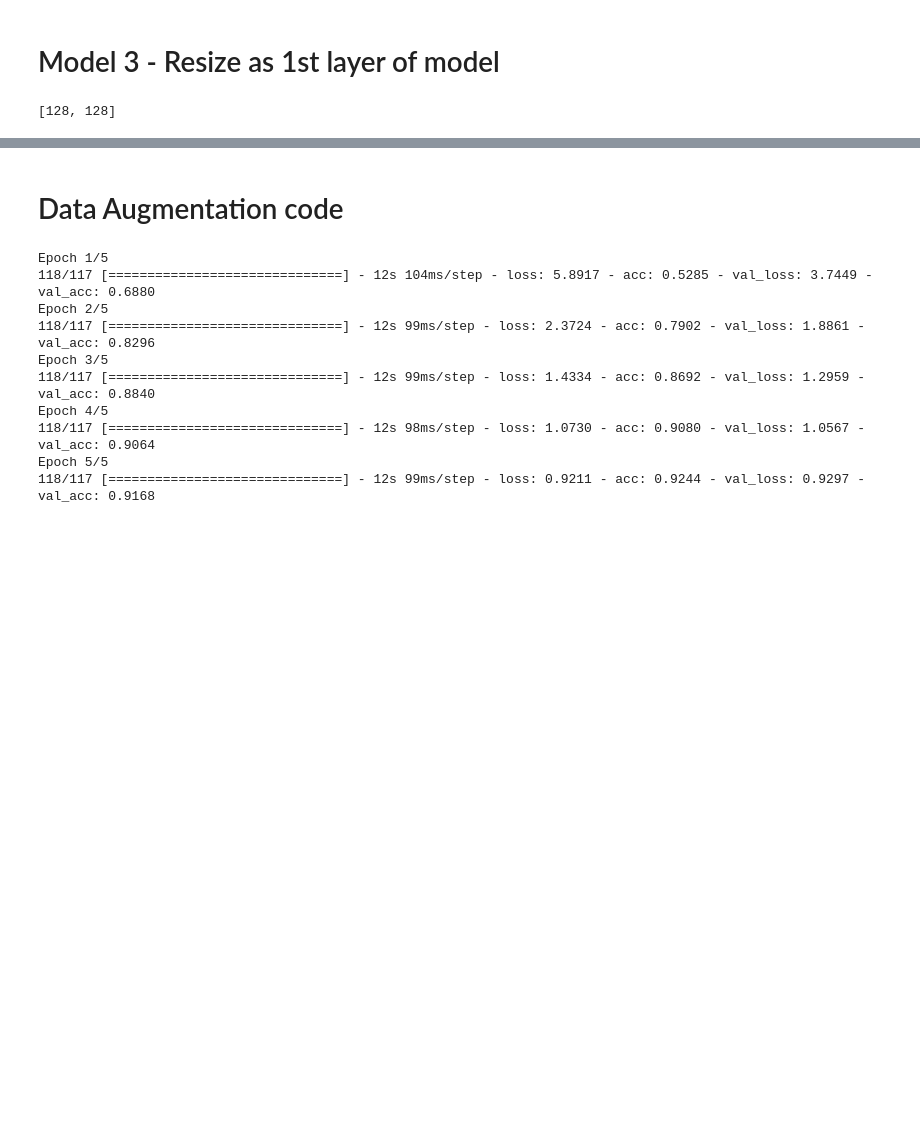
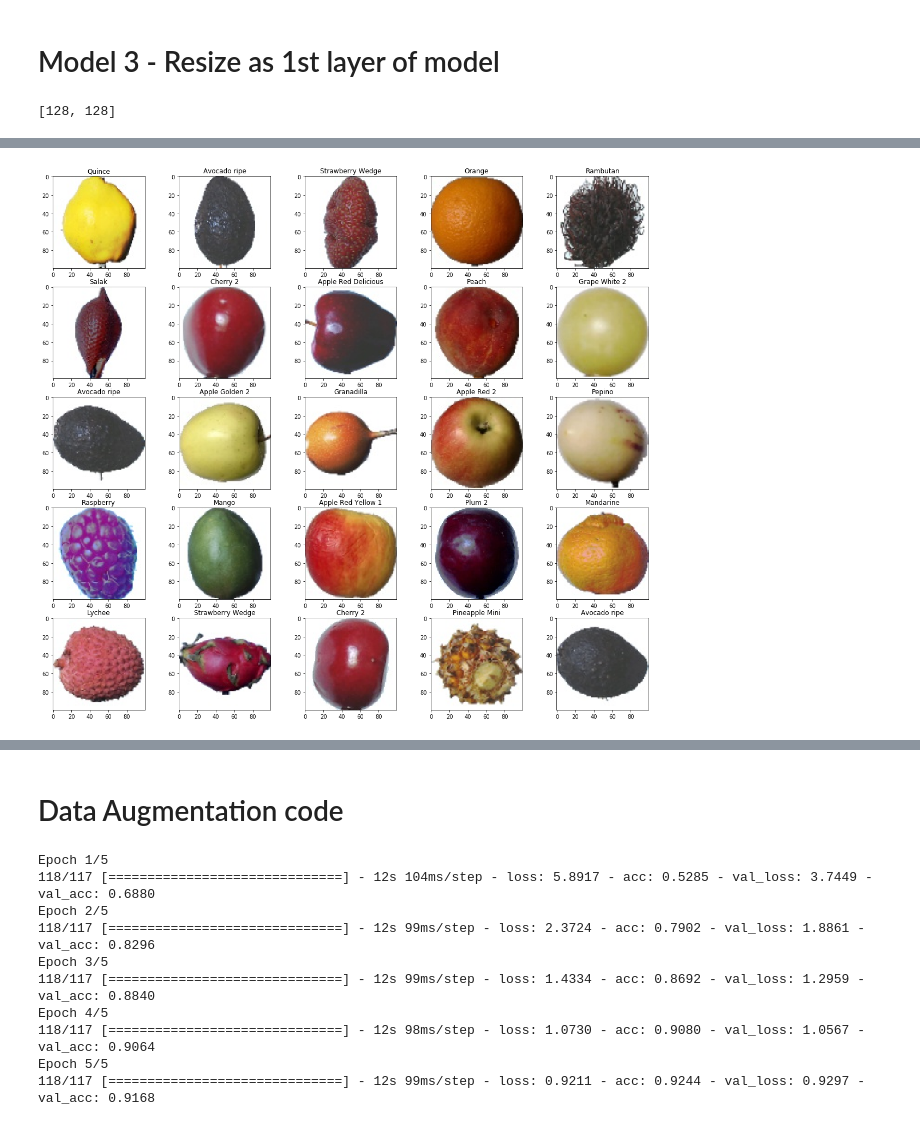
Before and after one commit to JRThurman01/ApplesToApples, a Jupyter notebook: Modelling1.ipynb, the cells around one changed output, grey strips where cells are left out. Cells and saved outputs as stored; diff of their text form; code cells hidden in the pictures; blank space fills up the shorter version.

```diff
--- a/Modelling1.ipynb
+++ b/Modelling1.ipynb
@@ -362,0 +443,10 @@ model4.evaluate(trai)
+# %%
+labels = label_encoder.inverse_transform(model.predict_classes(X_test))
+
+plt.figure(figsize=(20,18))
+for count, photo in enumerate(labels[:25]):
+    plt.subplot(5,5, count+1)
+    plt.imshow(X_test[count,:,:,:])
+    plt.title(photo)
+# %% [output]
+[figure, added]
```
Also changed, not shown: parts of 51 cells of this notebook, 4 other files.
